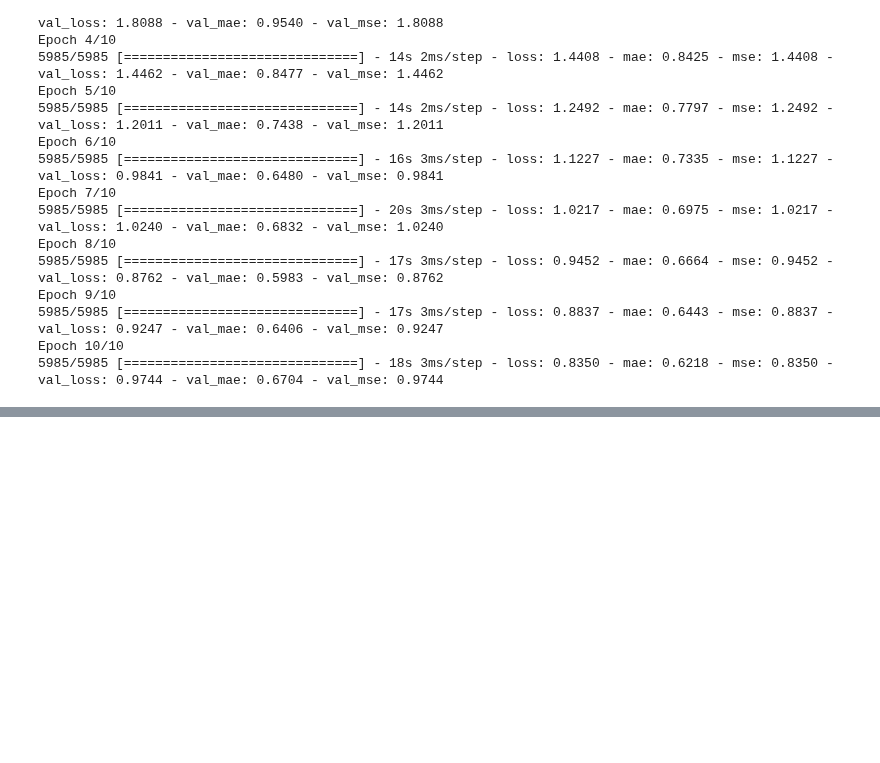
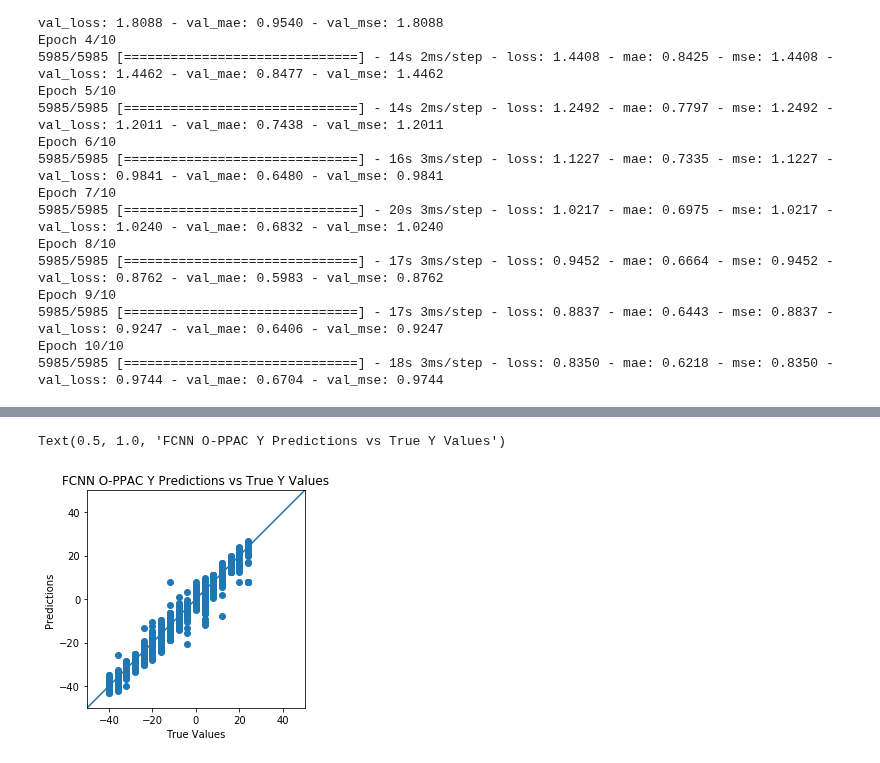
Before and after one commit to krober4771/O-PPAC-REU-2020, a Jupyter notebook: O-PPAC first neural network.ipynb, the cells around one changed output, grey strips where cells are left out. Saved outputs shown, nothing was run; the diff lists cells and outputs as text; code cells hidden in the pictures; blank space fills up the shorter version.

```diff
--- a/O-PPAC first neural network.ipynb
+++ b/O-PPAC first neural network.ipynb
@@ -196,0 +220,13 @@ Text(0.5, 1.0, 'FCNN O-PPAC Predictions vs True Values')
+# %%
+a = plt.axes(aspect='equal')
+plt.scatter(new_y_labels, y_pred)
+plt.xlabel('True Values')
+plt.ylabel('Predictions')
+lims = [-50, 50]
+plt.xlim(lims)
+plt.ylim(lims)
+_ = plt.plot(lims, lims)
+plt.title("FCNN O-PPAC Y Predictions vs True Y Values")
+# %% [output]
+Text(0.5, 1.0, 'FCNN O-PPAC Y Predictions vs True Y Values')
+[figure, added]
```
Also changed, not shown: parts of 7 cells of this notebook.
